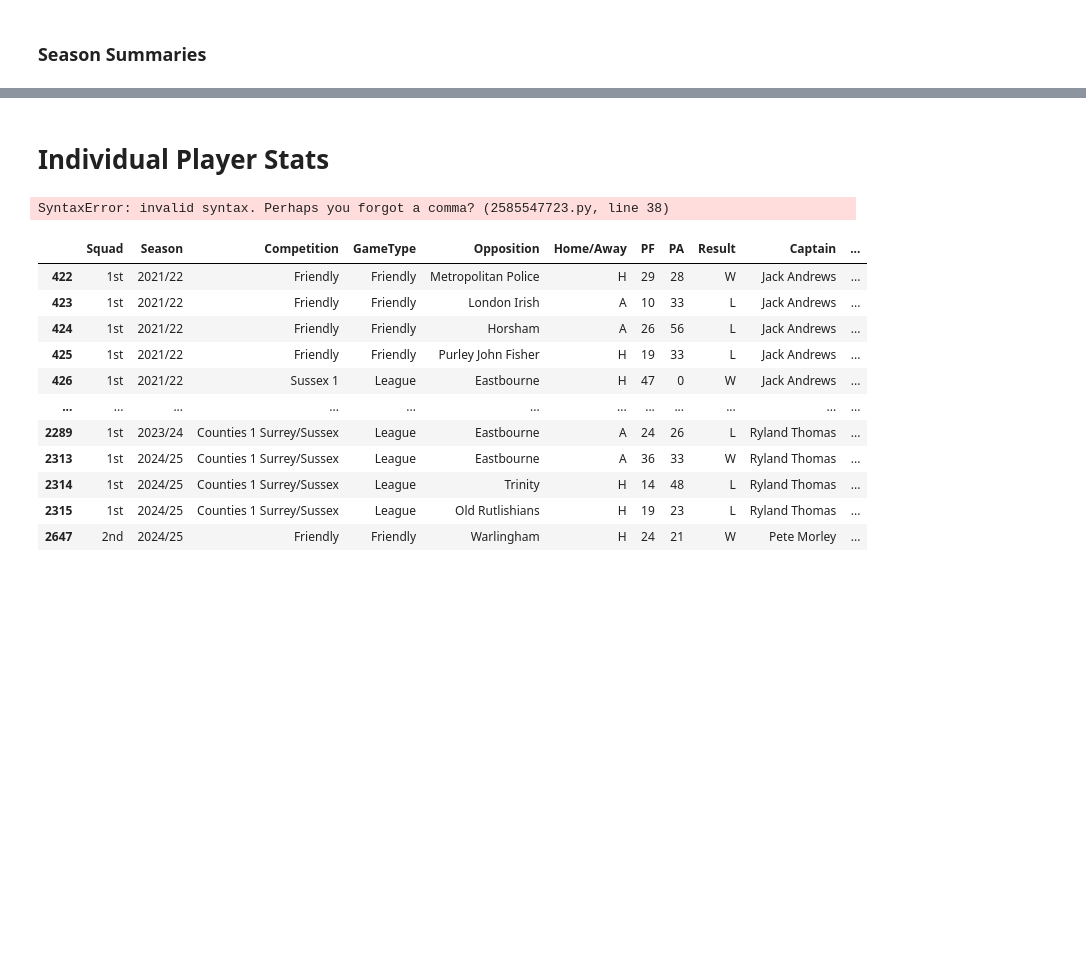
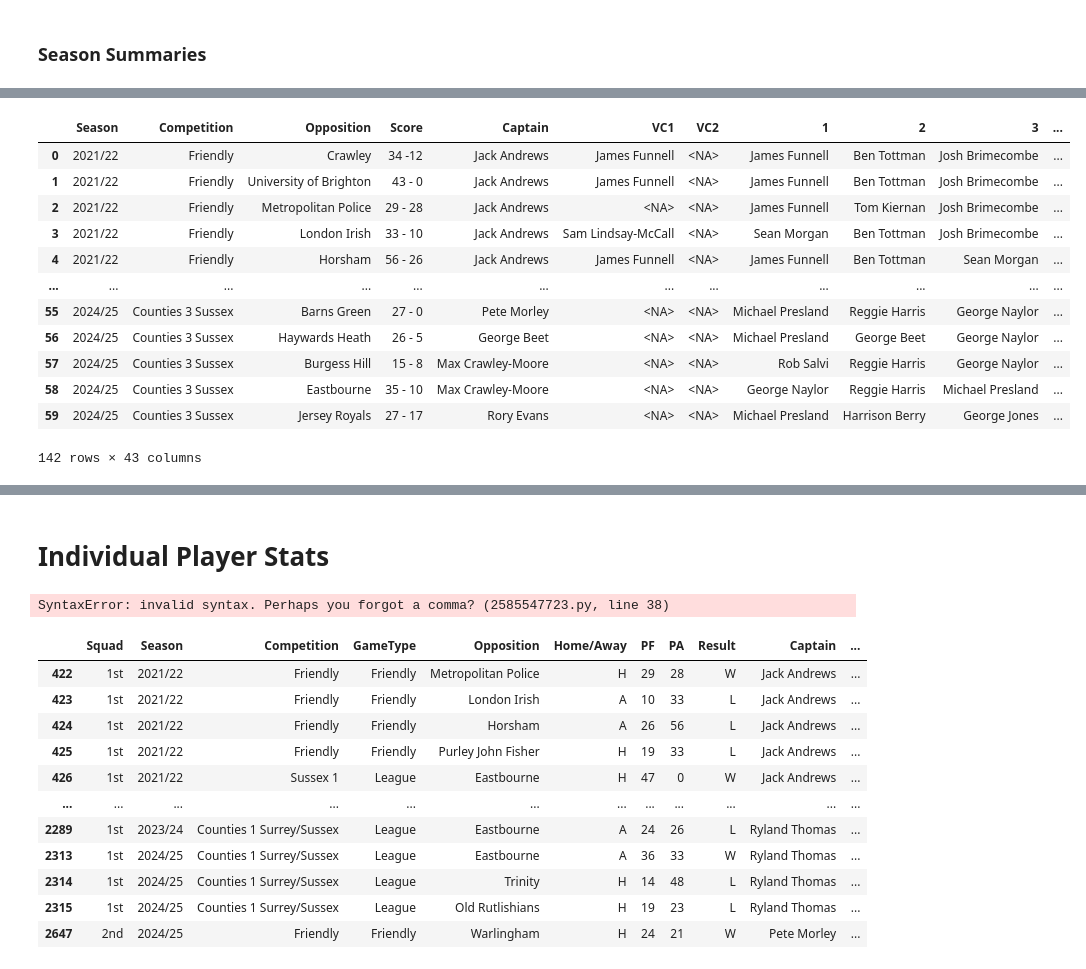
Before and after one commit to samnlindsay/egrfc-stats, a Jupyter notebook: Analysis.ipynb, the cells around one changed output, grey strips where cells are left out. Saved outputs shown, nothing was run; the diff lists cells and outputs as text; code cells hidden in the pictures; blank space fills up the shorter version.

```diff
--- a/Analysis.ipynb
+++ b/Analysis.ipynb
@@ -244,0 +125,18 @@ Results Summary
+# %%
+game_df = team_sheets()
+game_df["Squad"] = game_df["Squad"] + " XV"
+game_df
+# %% [output]
+|  | Season | Competition | Opposition | Score | Captain | VC1 | VC2 | 1 | 2 | 3 | ... |
+| 0 | 2021/22 | Friendly | Crawley | 34 -12 | Jack Andrews | James Funnell | <NA> | James Funnell | Ben Tottman | Josh Brimecombe | ... |
+| 1 | 2021/22 | Friendly | University of Brighton | 43 - 0 | Jack Andrews | James Funnell | <NA> | James Funnell | Ben Tottman | Josh Brimecombe | ... |
+| 2 | 2021/22 | Friendly | Metropolitan Police | 29 - 28 | Jack Andrews | <NA> | <NA> | James Funnell | Tom Kiernan | Josh Brimecombe | ... |
+| 3 | 2021/22 | Friendly | London Irish | 33 - 10 | Jack Andrews | Sam Lindsay-McCall | <NA> | Sean Morgan | Ben Tottman | Josh Brimecombe | ... |
+| 4 | 2021/22 | Friendly | Horsham | 56 - 26 | Jack Andrews | James Funnell | <NA> | James Funnell | Ben Tottman | Sean Morgan | ... |
+| ... | ... | ... | ... | ... | ... | ... | ... | ... | ... | ... | ... |
+| 55 | 2024/25 | Counties 3 Sussex | Barns Green | 27 - 0 | Pete Morley | <NA> | <NA> | Michael Presland | Reggie Harris | George Naylor | ... |
+| 56 | 2024/25 | Counties 3 Sussex | Haywards Heath | 26 - 5 | George Beet | <NA> | <NA> | Michael Presland | George Beet | George Naylor | ... |
+| 57 | 2024/25 | Counties 3 Sussex | Burgess Hill | 15 - 8 | Max Crawley-Moore | <NA> | <NA> | Rob Salvi | Reggie Harris | George Naylor | ... |
+| 58 | 2024/25 | Counties 3 Sussex | Eastbourne | 35 - 10 | Max Crawley-Moore | <NA> | <NA> | George Naylor | Reggie Harris | Michael Presland | ... |
+| 59 | 2024/25 | Counties 3 Sussex | Jersey Royals | 27 - 17 | Rory Evans | <NA> | <NA> | Michael Presland | Harrison Berry | George Jones | ... |
+142 rows × 43 columns
```
Also changed, not shown: parts of 6 cells of this notebook, 3 other files.
